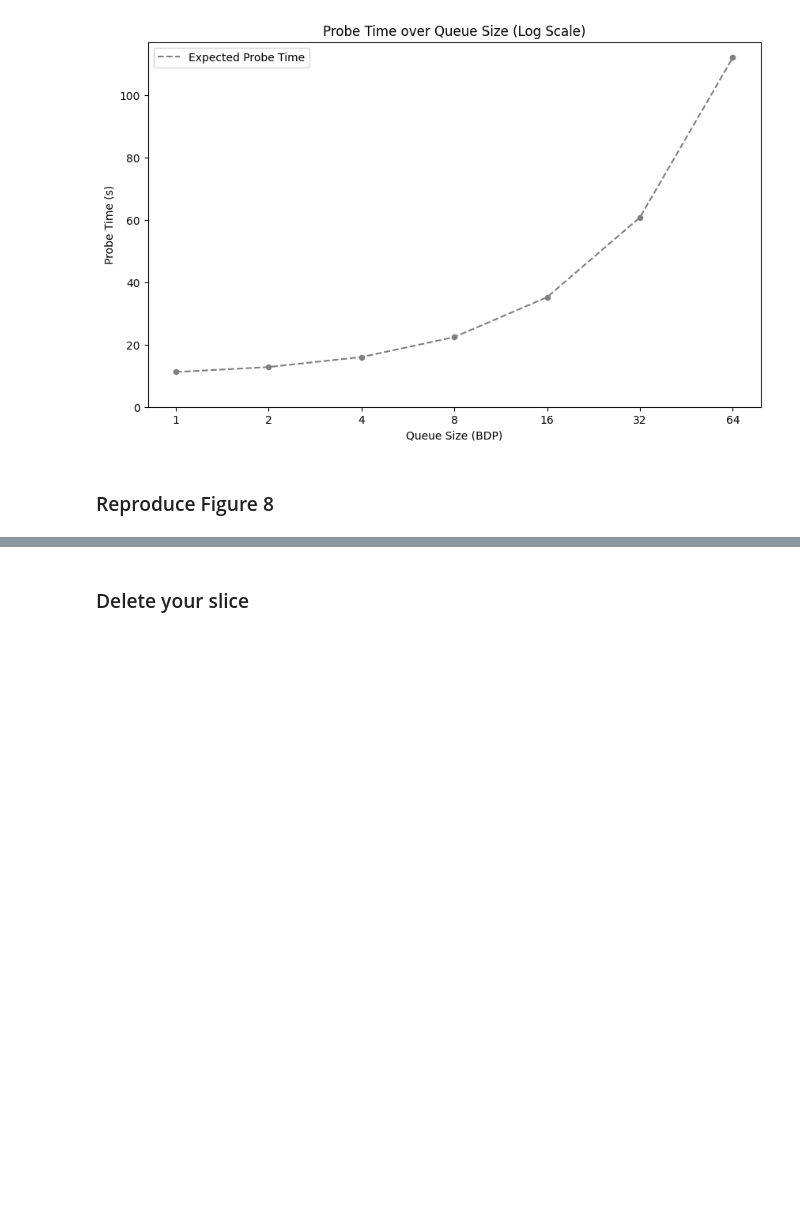
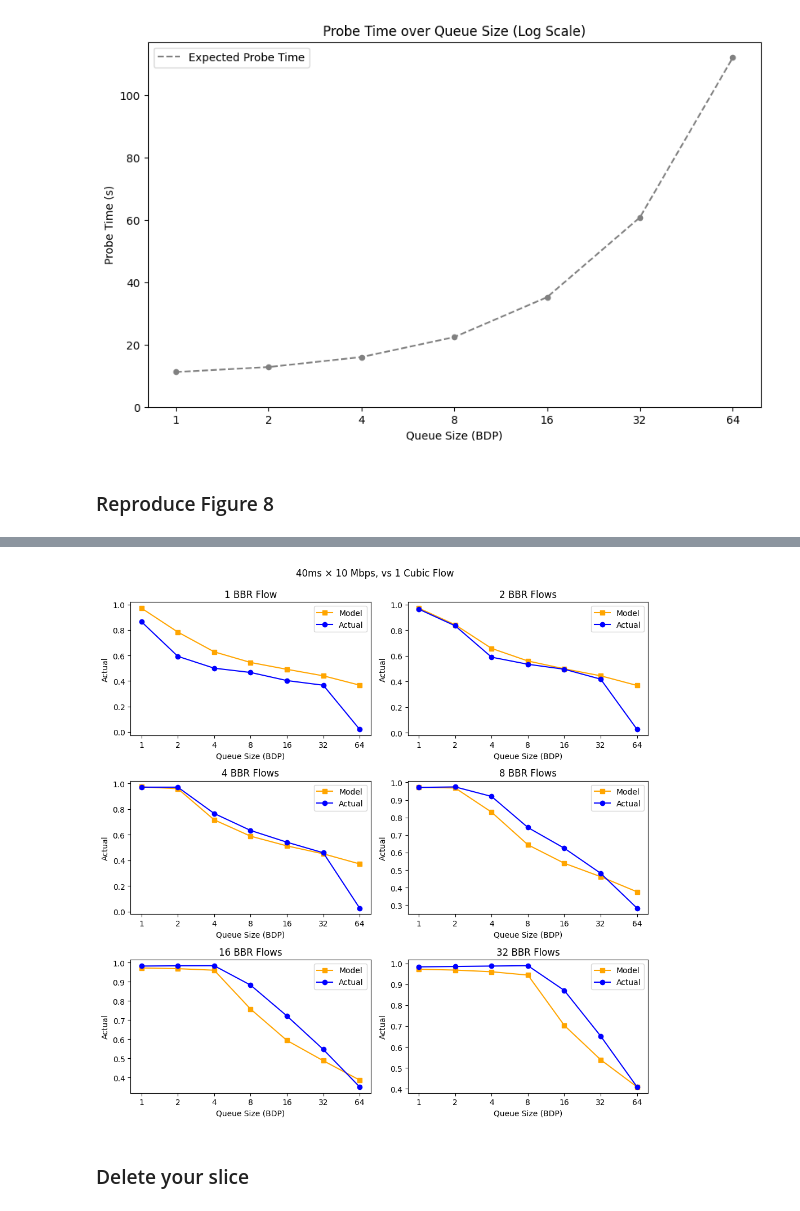
Before and after one commit to ffund/re-bbr-shared-bottleneck, a Jupyter notebook: ware-exp/run_new.ipynb, the cells around one changed output, grey strips where cells are left out. Saved outputs shown, nothing was run; the diff lists cells and outputs as text; code cells hidden in the pictures; blank space fills up the shorter version.

```diff
--- a/ware-exp/run_new.ipynb
+++ b/ware-exp/run_new.ipynb
@@ -1523,3 +1714,48 @@ plt.show()
+# %%
+plt.figure(figsize=(10, 10))
+
+for i, NBBR in enumerate(exp_factors['bbr_flow_number'], 1):
+    dict_model = ware_BBR_Model(40, 10, np.array(exp_factors['bufcap']), NBBR, 400)
+    BBR_frac_model = dict_model['BBR_fraction']
+
+    plt.subplot(3, 2, i)
+    plt.plot(exp_factors['bufcap'], BBR_frac_model, 's-', color='orange', label='Model')
+
+    bbr_data = {}
+    cubic_data = {}
+    for key, value in experiment_dfs.items():
+        parts = key.split('_')
+        if parts[0] == "bbr" or parts[0] == "cubic":
+            flow_type = parts[0]
+            queue_size = int(parts[1])
+            bbr_flow_number = int(parts[3])  # BBR flow number is now clearly identified
+
+            if bbr_flow_number == NBBR:
+                if flow_type == "bbr":
+                    bbr_data[queue_size] = value
+                elif flow_type == "cubic":
+                    cubic_data[queue_size] = value
+
+    # Compute the ratio of BBR to Cubic goodput and sort by queue size
+    ratios = [(qs, bbr_data[qs] / (bbr_data[qs]+cubic_data[qs])) for qs in bbr_data if qs in cubic_data]
+    ratios.sort()
+    exp_queue_sizes, ratio_values = zip(*ratios) if ratios else ([], [])
+
+    plt.plot(exp_queue_sizes, ratio_values, 'o-', color='blue', label='Actual')
+
+    plt.title(f"{NBBR} BBR Flow{'s' if NBBR > 1 else ''}")
+    plt.xscale('log', base=2)
+    plt.xticks(exp_factors['bufcap'], exp_factors['bufcap'])
+    plt.xlabel('Queue Size (BDP)')
+    plt.ylabel('Actual')
+    plt.legend()
+
+plt.suptitle('40ms × 10 Mbps, vs 1 Cubic Flow', y=0.99)
+plt.tight_layout()
+plt.savefig("figure8a.pdf")
+plt.show()
+# %% [output]
+[figure, added]
 # %% [markdown]
 ### Delete your slice
 # %% [markdown]
```
Also changed, not shown: parts of 21 cells of this notebook.
